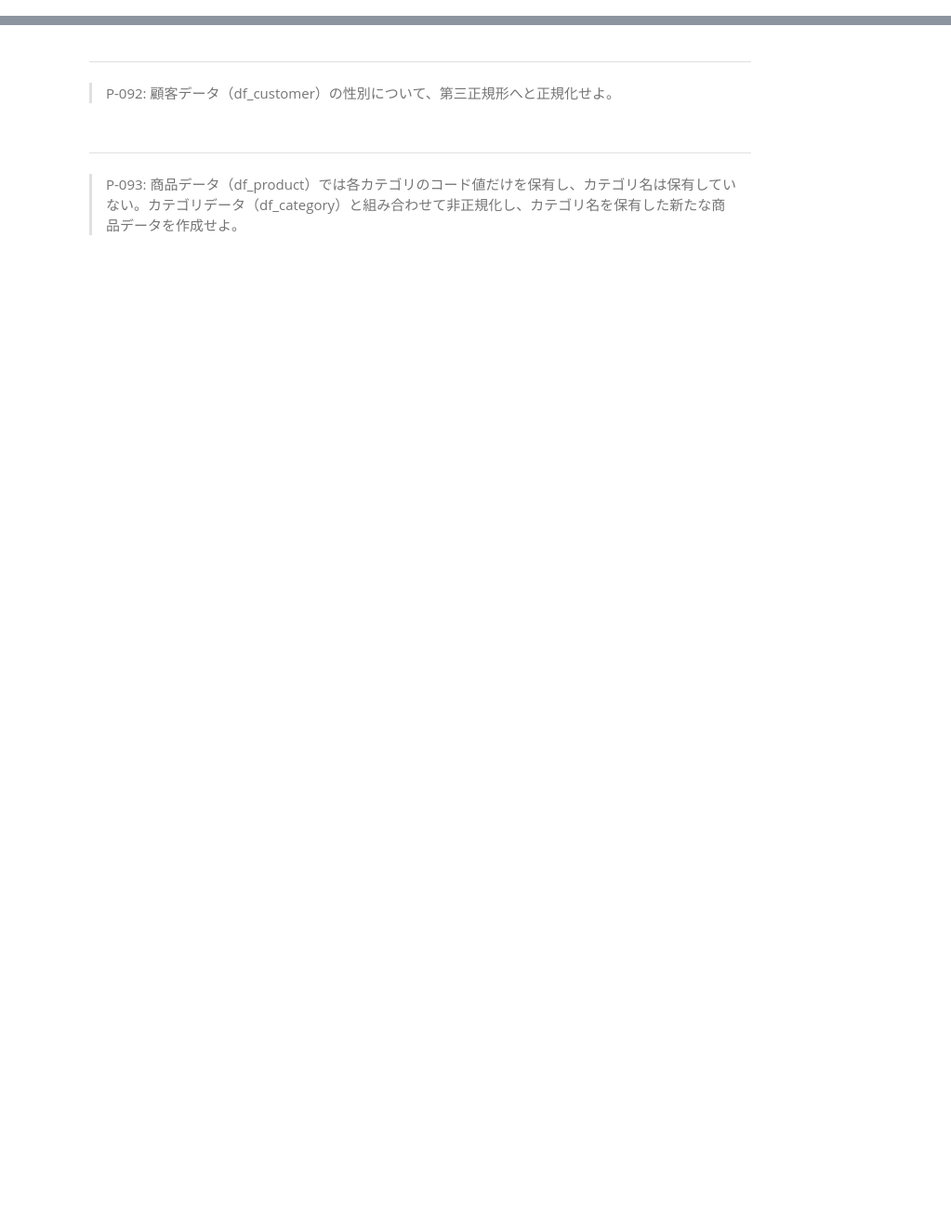
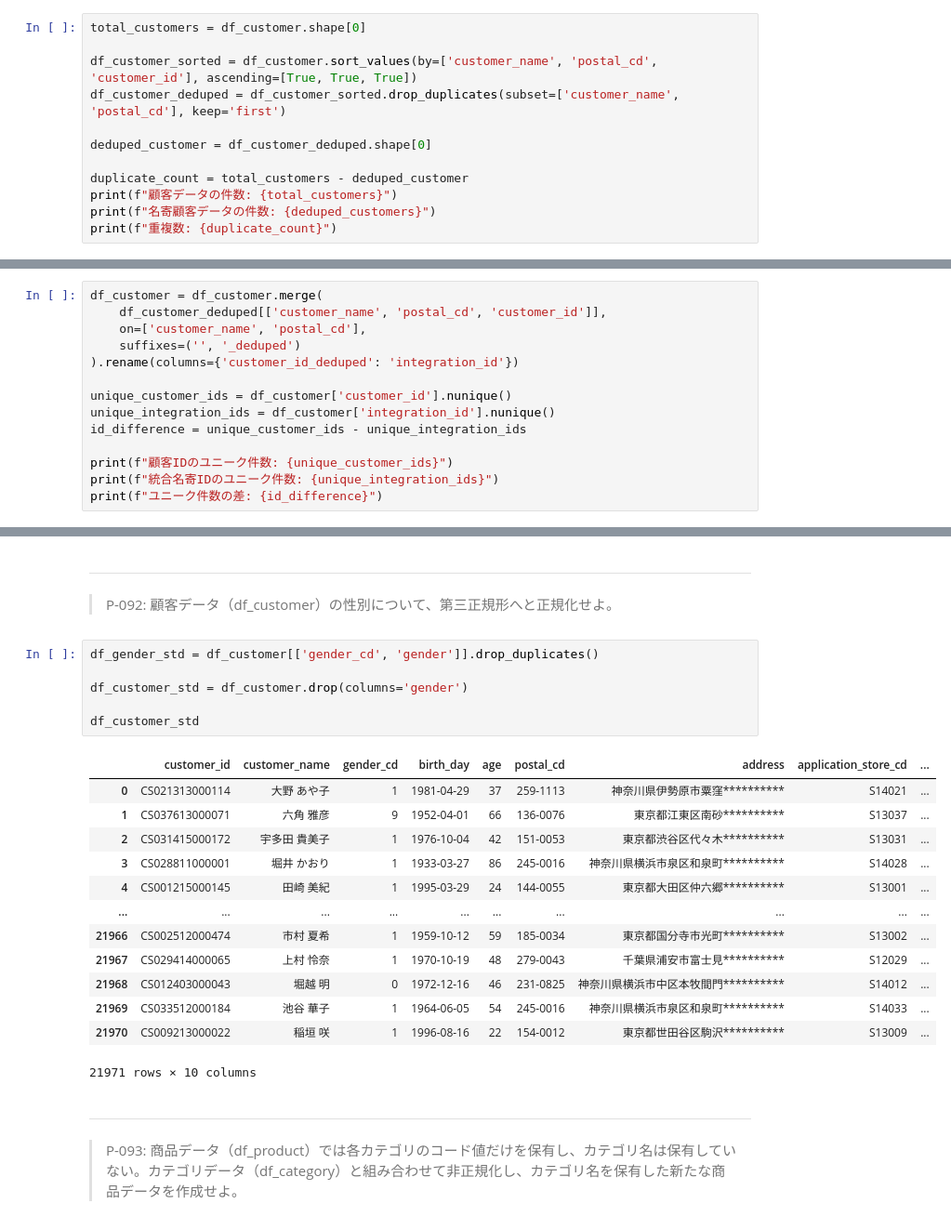
Before and after one commit to j2200111/data_engineering, a Jupyter notebook: docker/work/preprocess_knock_Python.ipynb, the cells around one changed output, grey strips where cells are left out. Shown: that part at 93% size. Drawn from its saved outputs; the diff is of its cells as text; blank space fills up the shorter version.

```diff
--- a/docker/work/preprocess_knock_Python.ipynb
+++ b/docker/work/preprocess_knock_Python.ipynb
@@ -1754,3 +1883,15 @@ $$
 # %% [markdown]
 ---
 > P-087: 顧客データ（df_customer）では、異なる店舗での申込みなどにより同一顧客が複数登録されている。名前（customer_name）と郵便番号（postal_cd）が同じ顧客は同一顧客とみなして1顧客1レコードとなるように名寄せした名寄顧客データを作成し、顧客データの件数、名寄顧客データの件数、重複数を算出せよ。ただし、同一顧客に対しては売上金額合計が最も高いものを残し、売上金額合計が同一もしくは売上実績がない顧客については顧客ID（customer_id）の番号が小さいものを残すこととする。
+# %%
+total_customers = df_customer.shape[0]
+
+df_customer_sorted = df_customer.sort_values(by=['customer_name', 'postal_cd', 'customer_id'], ascending=[True, True, True])
+df_customer_deduped = df_customer_sorted.drop_duplicates(subset=['customer_name', 'postal_cd'], keep='first')
+
+deduped_customer = df_customer_deduped.shape[0]
+
+duplicate_count = total_customers - deduped_customer
+print(f"顧客データの件数: {total_customers}")
+print(f"名寄顧客データの件数: {deduped_customers}")
+print(f"重複数: {duplicate_count}")
@@ -1762,3 +1907,17 @@ $$
 > - 重複している顧客：前設問で抽出したレコードの顧客IDを設定
 >
 > 顧客IDのユニーク件数と、統合名寄IDのユニーク件数の差も確認すること。
+# %%
+df_customer = df_customer.merge(
+    df_customer_deduped[['customer_name', 'postal_cd', 'customer_id']],
+    on=['customer_name', 'postal_cd'],
+    suffixes=('', '_deduped')
+).rename(columns={'customer_id_deduped': 'integration_id'})
+
+unique_customer_ids = df_customer['customer_id'].nunique()
+unique_integration_ids = df_customer['integration_id'].nunique()
+id_difference = unique_customer_ids - unique_integration_ids
+
+print(f"顧客IDのユニーク件数: {unique_customer_ids}")
+print(f"統合名寄IDのユニーク件数: {unique_integration_ids}")
+print(f"ユニーク件数の差: {id_difference}")
@@ -1774,6 +2018,26 @@ $$
 # %% [markdown]
 ---
 > P-092: 顧客データ（df_customer）の性別について、第三正規形へと正規化せよ。
+# %%
+df_gender_std = df_customer[['gender_cd', 'gender']].drop_duplicates()
+
+df_customer_std = df_customer.drop(columns='gender')
+
+df_customer_std
+# %% [output]
+|  | customer_id | customer_name | gender_cd | birth_day | age | postal_cd | address | application_store_cd | ... |
+| 0 | CS021313000114 | 大野 あや子 | 1 | 1981-04-29 | 37 | 259-1113 | 神奈川県伊勢原市粟窪********** | S14021 | ... |
+| 1 | CS037613000071 | 六角 雅彦 | 9 | 1952-04-01 | 66 | 136-0076 | 東京都江東区南砂********** | S13037 | ... |
+| 2 | CS031415000172 | 宇多田 貴美子 | 1 | 1976-10-04 | 42 | 151-0053 | 東京都渋谷区代々木********** | S13031 | ... |
+| 3 | CS028811000001 | 堀井 かおり | 1 | 1933-03-27 | 86 | 245-0016 | 神奈川県横浜市泉区和泉町********** | S14028 | ... |
+| 4 | CS001215000145 | 田崎 美紀 | 1 | 1995-03-29 | 24 | 144-0055 | 東京都大田区仲六郷********** | S13001 | ... |
+| ... | ... | ... | ... | ... | ... | ... | ... | ... | ... |
+| 21966 | CS002512000474 | 市村 夏希 | 1 | 1959-10-12 | 59 | 185-0034 | 東京都国分寺市光町********** | S13002 | ... |
+| 21967 | CS029414000065 | 上村 怜奈 | 1 | 1970-10-19 | 48 | 279-0043 | 千葉県浦安市富士見********** | S12029 | ... |
+| 21968 | CS012403000043 | 堀越 明 | 0 | 1972-12-16 | 46 | 231-0825 | 神奈川県横浜市中区本牧間門********** | S14012 | ... |
+| 21969 | CS033512000184 | 池谷 華子 | 1 | 1964-06-05 | 54 | 245-0016 | 神奈川県横浜市泉区和泉町********** | S14033 | ... |
+| 21970 | CS009213000022 | 稲垣 咲 | 1 | 1996-08-16 | 22 | 154-0012 | 東京都世田谷区駒沢********** | S13009 | ... |
+21971 rows × 10 columns
 # %% [markdown]
 ---
 > P-093: 商品データ（df_product）では各カテゴリのコード値だけを保有し、カテゴリ名は保有していない。カテゴリデータ（df_category）と組み合わせて非正規化し、カテゴリ名を保有した新たな商品データを作成せよ。
```
Also changed, not shown: parts of 23 cells of this notebook, 6 other files.
